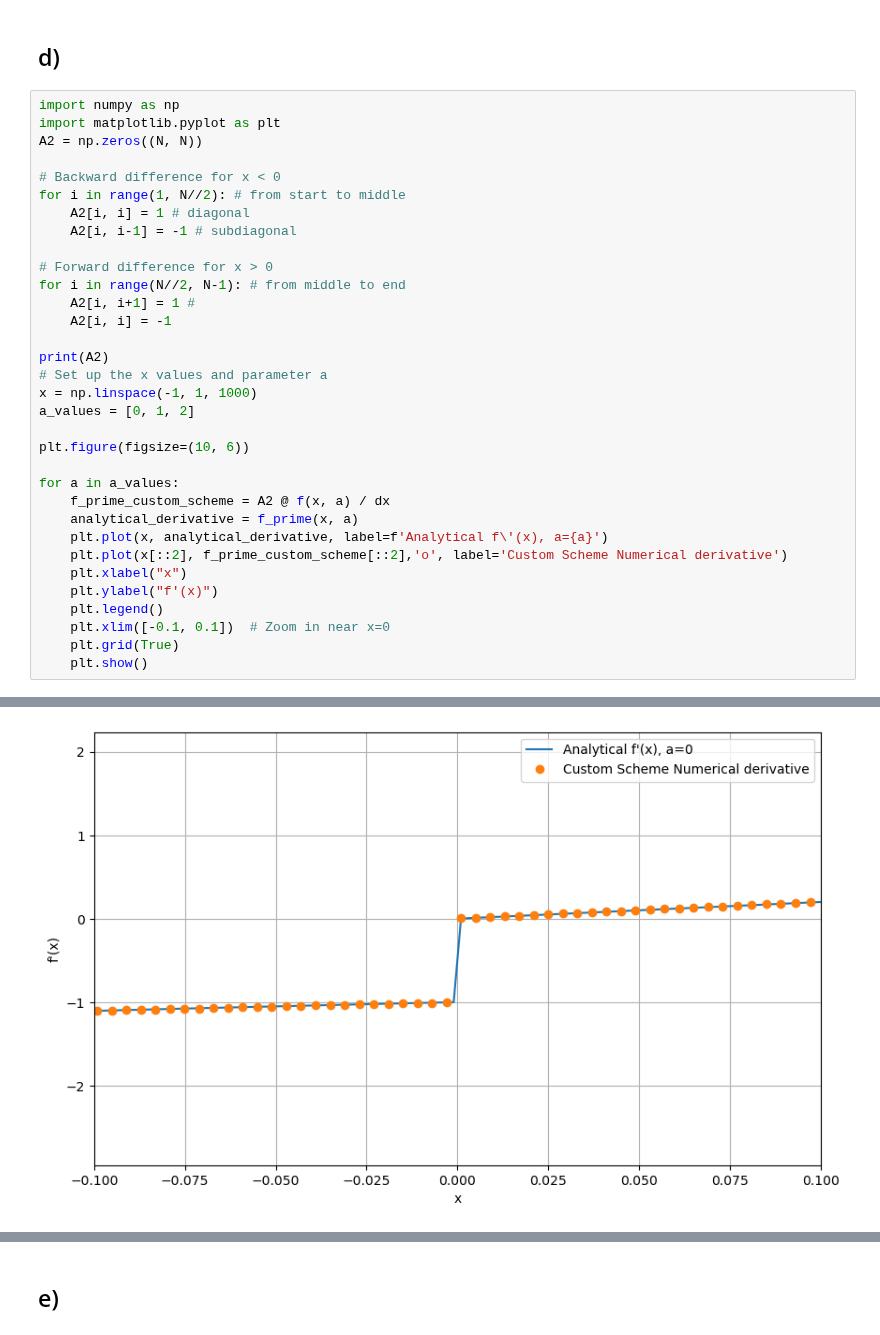
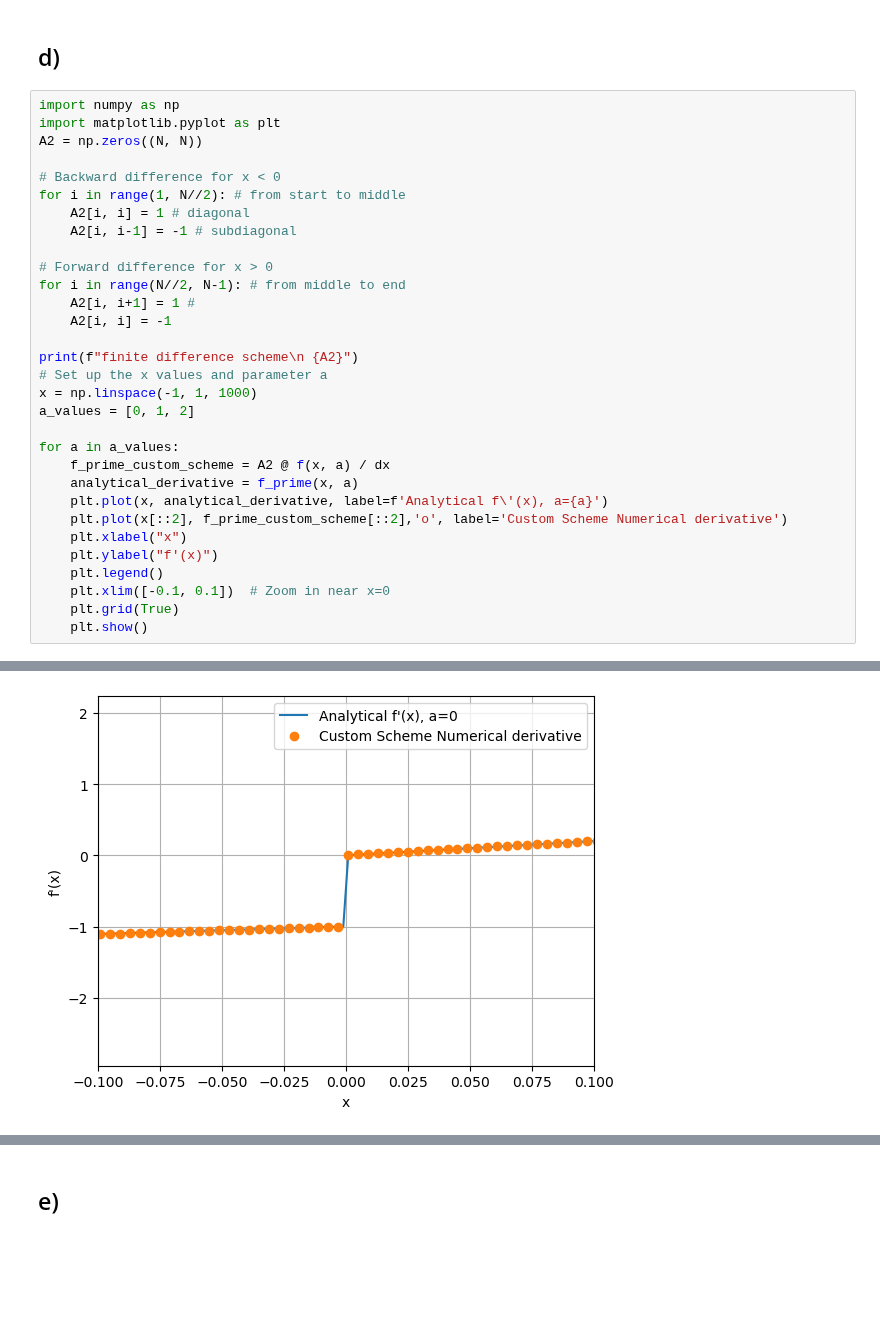
Before and after one commit to Katikistan/NumeP, a Jupyter notebook: week1/week1.ipynb, the cells around one changed output, grey strips where cells are left out. Drawn from its saved outputs; the diff is of its cells as text; blank space fills up the shorter version.

```diff
--- a/week1/week1.ipynb
+++ b/week1/week1.ipynb
@@ -254,12 +249,10 @@ for i in range(N//2, N-1): # from middle to end
     A2[i, i+1] = 1 #
     A2[i, i] = -1
 
-print(A2)
+print(f"finite difference scheme\n {A2}")
 # Set up the x values and parameter a
 x = np.linspace(-1, 1, 1000)
 a_values = [0, 1, 2]
-
-plt.figure(figsize=(10, 6))
 
 for a in a_values:
     f_prime_custom_scheme = A2 @ f(x, a) / dx
@@ -277,10 +271,10 @@ for a in a_values:
  [-1.  1.  0. ...  0.  0.  0.]
  [ 0. -1.  1. ...  0.  0.  0.]
  ...
  [ 0.  0.  0. ... -1.  1.  0.]
  [ 0.  0.  0. ...  0. -1.  1.]
  [ 0.  0.  0. ...  0.  0.  0.]]
-[figure, old version]
+[figure, new version]
 [figure]
 [figure]
 # %% [markdown]
```
Also changed, not shown: parts of 5 cells of this notebook.
